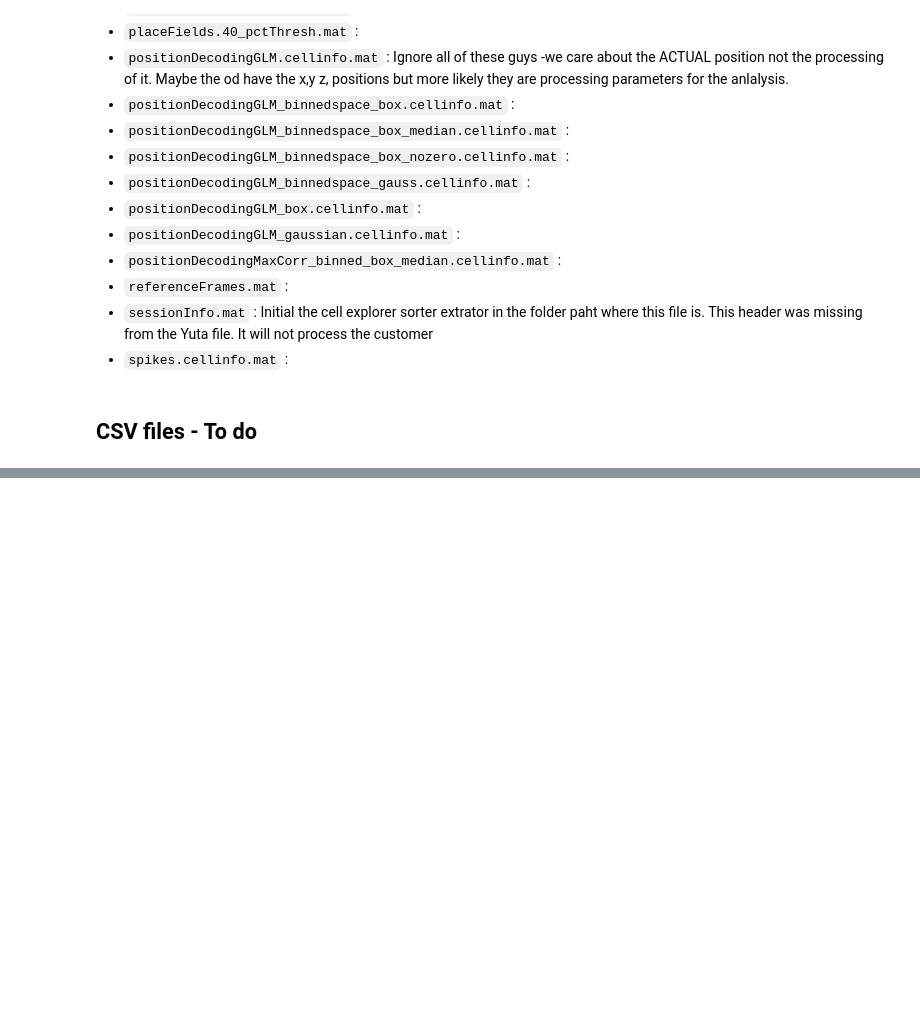
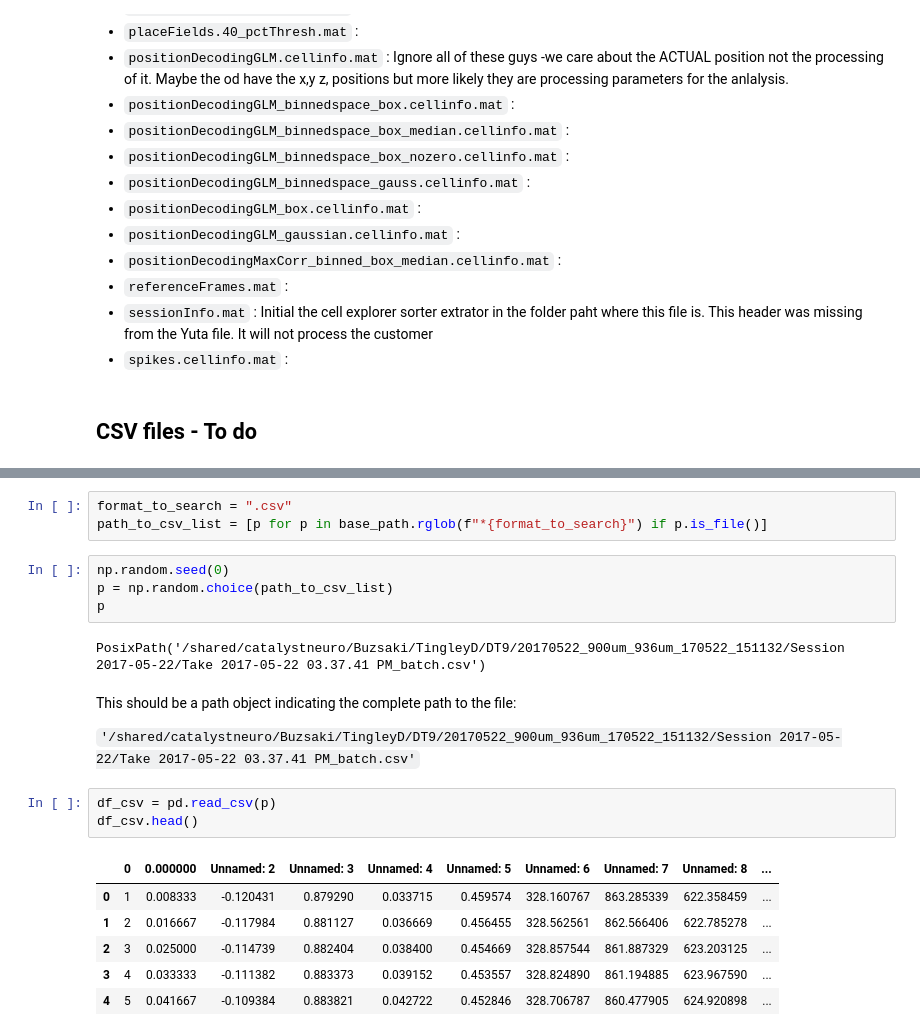
Before and after one commit to catalystneuro/buzsaki-lab-to-nwb, a Jupyter notebook: buzsaki_lab_to_nwb/tingley_code_septal/data_files_documentation.ipynb, the cells around one changed output, grey strips where cells are left out. Cells and saved outputs as stored; diff of their text form; blank space fills up the shorter version.

```diff
--- a/buzsaki_lab_to_nwb/tingley_code_septal/data_files_documentation.ipynb
+++ b/buzsaki_lab_to_nwb/tingley_code_septal/data_files_documentation.ipynb
@@ -383,0 +545,23 @@ file_path.is_dir()
+# %%
+format_to_search = ".csv"
+path_to_csv_list = [p for p in base_path.rglob(f"*{format_to_search}") if p.is_file()]
+# %%
+np.random.seed(0)
+p = np.random.choice(path_to_csv_list)
+p
+# %% [output]
+PosixPath('/shared/catalystneuro/Buzsaki/TingleyD/DT9/20170522_900um_936um_170522_151132/Session 2017-05-22/Take 2017-05-22 03.37.41 PM_batch.csv')
+# %% [markdown]
+This should be a path object indicating the complete path to the file:
+
+`'/shared/catalystneuro/Buzsaki/TingleyD/DT9/20170522_900um_936um_170522_151132/Session 2017-05-22/Take 2017-05-22 03.37.41 PM_batch.csv'`
+# %%
+df_csv = pd.read_csv(p)
+df_csv.head()
+# %% [output]
+|  | 0 | 0.000000 | Unnamed: 2 | Unnamed: 3 | Unnamed: 4 | Unnamed: 5 | Unnamed: 6 | Unnamed: 7 | Unnamed: 8 | ... |
+| 0 | 1 | 0.008333 | -0.120431 | 0.879290 | 0.033715 | 0.459574 | 328.160767 | 863.285339 | 622.358459 | ... |
+| 1 | 2 | 0.016667 | -0.117984 | 0.881127 | 0.036669 | 0.456455 | 328.562561 | 862.566406 | 622.785278 | ... |
+| 2 | 3 | 0.025000 | -0.114739 | 0.882404 | 0.038400 | 0.454669 | 328.857544 | 861.887329 | 623.203125 | ... |
+| 3 | 4 | 0.033333 | -0.111382 | 0.883373 | 0.039152 | 0.453557 | 328.824890 | 861.194885 | 623.967590 | ... |
+| 4 | 5 | 0.041667 | -0.109384 | 0.883821 | 0.042722 | 0.452846 | 328.706787 | 860.477905 | 624.920898 | ... |
```
Also changed, not shown: parts of 30 cells of this notebook.
